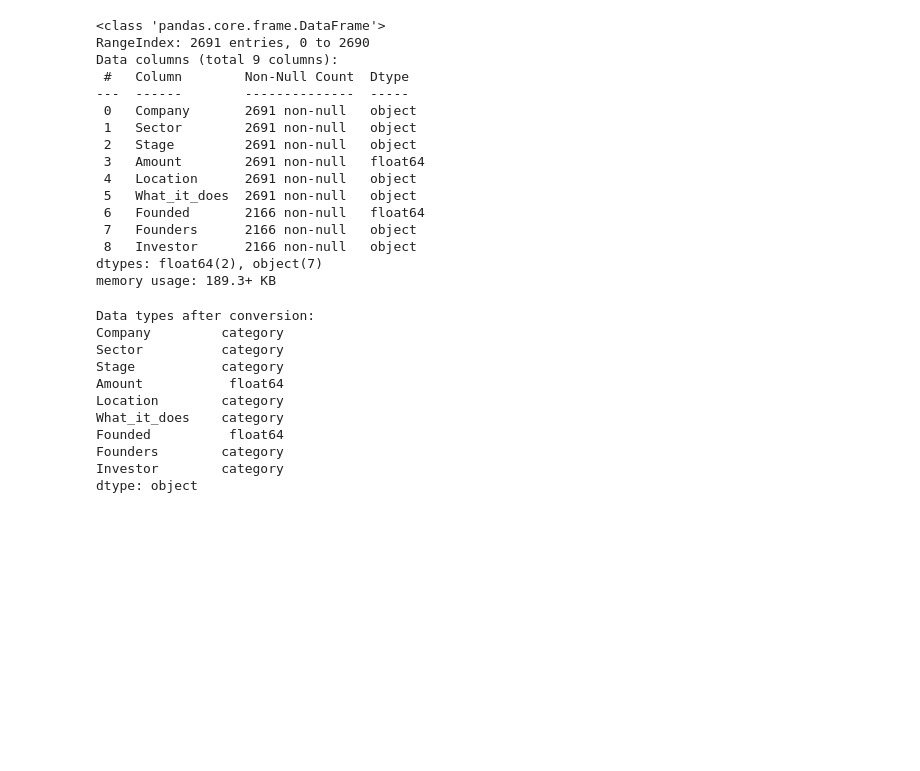
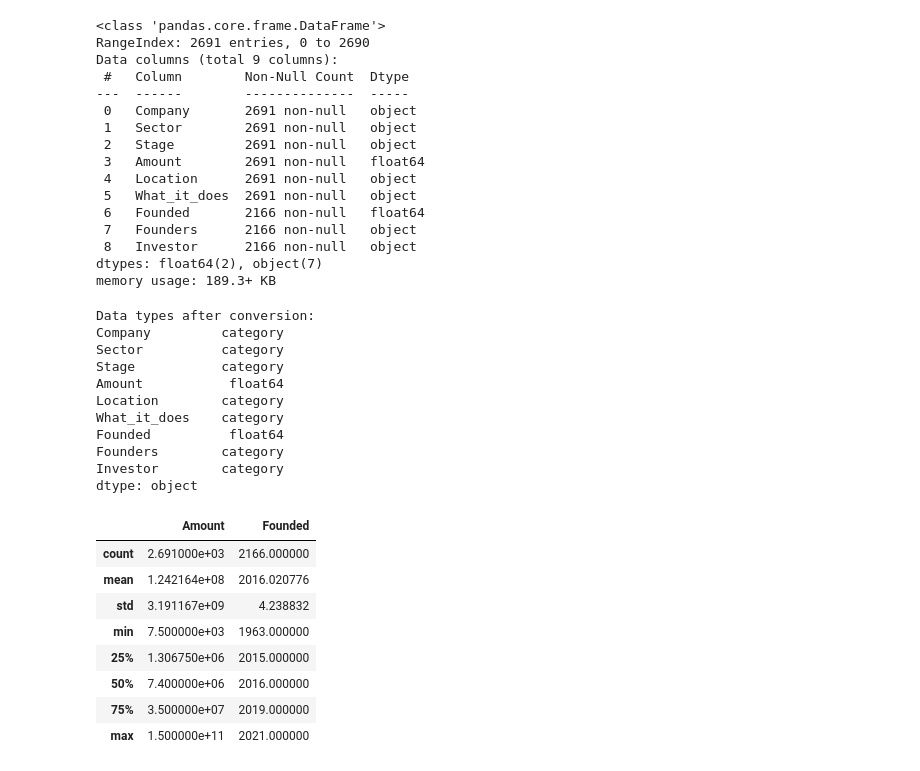
Before and after one commit to BamBamOguns/CA_First_Project_LP1, a Jupyter notebook: Notebooks/main.ipynb, the cells around one changed output. Cells and saved outputs as stored; diff of their text form; code cells hidden in the pictures; blank space fills up the shorter version.

Commit message:
df_merger statistics

```diff
--- a/Notebooks/main.ipynb
+++ b/Notebooks/main.ipynb
@@ -1220,3 +1220,15 @@ Founded          float64
 Founders        category
 Investor        category
 dtype: object
+# %%
+df_merger.describe()
+# %% [output]
+|  | Amount | Founded |
+| count | 2.691000e+03 | 2166.000000 |
+| mean | 1.242164e+08 | 2016.020776 |
+| std | 3.191167e+09 | 4.238832 |
+| min | 7.500000e+03 | 1963.000000 |
+| 25% | 1.306750e+06 | 2015.000000 |
+| 50% | 7.400000e+06 | 2016.000000 |
+| 75% | 3.500000e+07 | 2019.000000 |
+| max | 1.500000e+11 | 2021.000000 |
```
Also changed, not shown: parts of 1 cell of this notebook.
